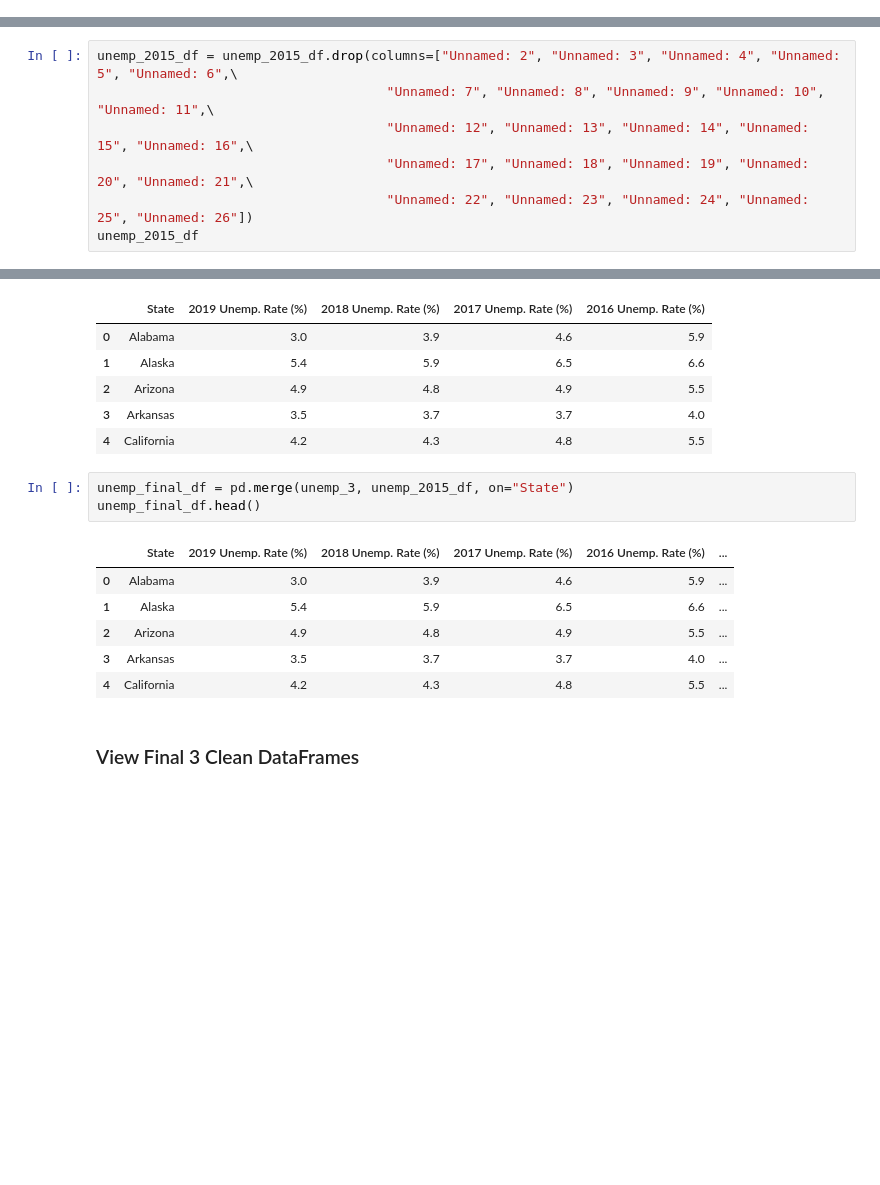
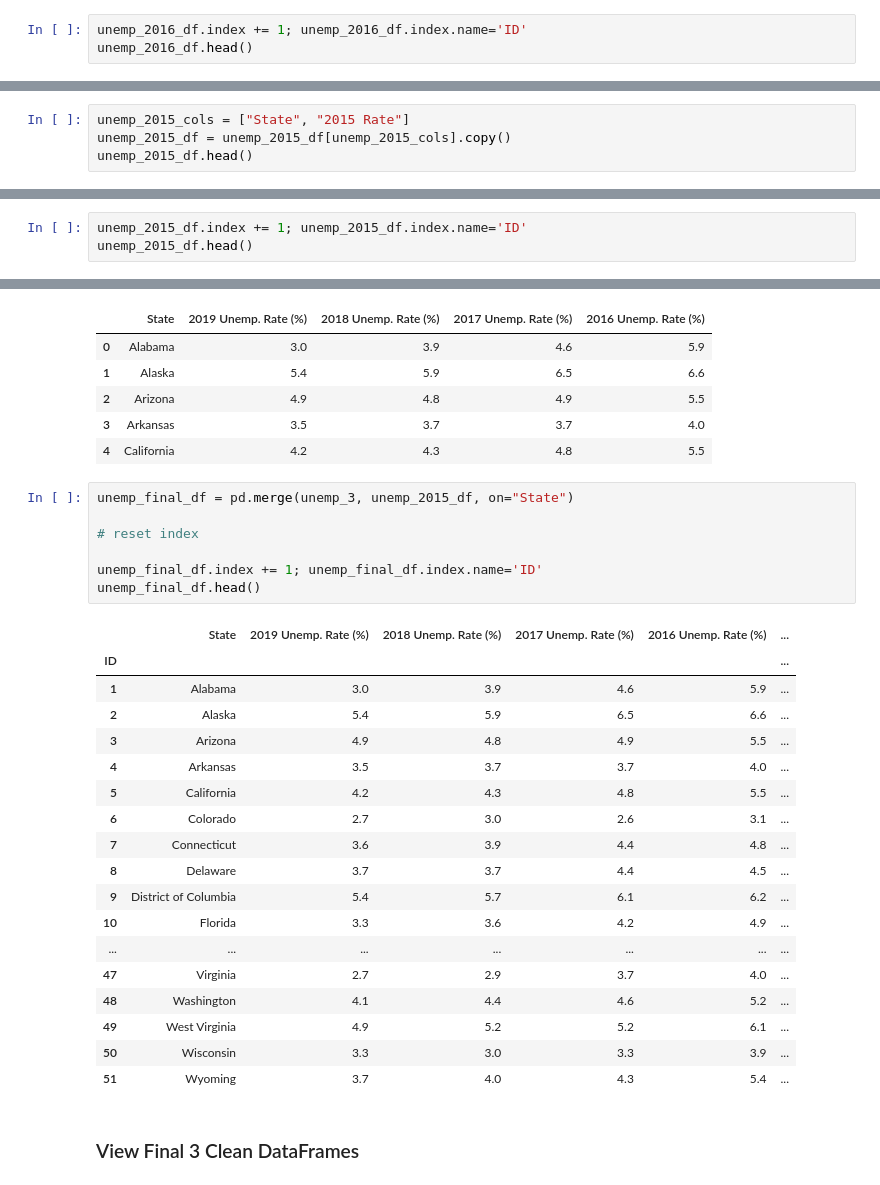
Before and after one commit to vandrade88/ETL-project, a Jupyter notebook: ETL Project.ipynb, the cells around one changed output, grey strips where cells are left out. Saved outputs shown, nothing was run; the diff lists cells and outputs as text; blank space fills up the shorter version.

```diff
--- a/ETL Project.ipynb
+++ b/ETL Project.ipynb
@@ -1102,0 +1059,3 @@ unemp_2016_df
+# %%
+unemp_2016_df.index += 1; unemp_2016_df.index.name='ID'
+unemp_2016_df.head()
@@ -1151,0 +1122,4 @@ unemp_2015_df.head()
+# %%
+unemp_2015_cols = ["State", "2015 Rate"]
+unemp_2015_df = unemp_2015_df[unemp_2015_cols].copy()
+unemp_2015_df.head()
@@ -1169,7 +1135,0 @@ Index(['State', '2015 Rate', 'Unnamed: 2', 'Unnamed: 3', 'Unnamed: 4',
-# %%
-unemp_2015_df = unemp_2015_df.drop(columns=["Unnamed: 2", "Unnamed: 3", "Unnamed: 4", "Unnamed: 5", "Unnamed: 6",\
-                                     "Unnamed: 7", "Unnamed: 8", "Unnamed: 9", "Unnamed: 10", "Unnamed: 11",\
-                                     "Unnamed: 12", "Unnamed: 13", "Unnamed: 14", "Unnamed: 15", "Unnamed: 16",\
-                                     "Unnamed: 17", "Unnamed: 18", "Unnamed: 19", "Unnamed: 20", "Unnamed: 21",\
-                                     "Unnamed: 22", "Unnamed: 23", "Unnamed: 24", "Unnamed: 25", "Unnamed: 26"])
-unemp_2015_df
@@ -1311,0 +1258,3 @@ unemp_2015_df.head()
+# %%
+unemp_2015_df.index += 1; unemp_2015_df.index.name='ID'
+unemp_2015_df.head()
@@ -1361,14 +1318,30 @@ unemp_3.head()
 | 4 | California | 4.2 | 4.3 | 4.8 | 5.5 |
 # %%
 unemp_final_df = pd.merge(unemp_3, unemp_2015_df, on="State")
+
+# reset index
+
+unemp_final_df.index += 1; unemp_final_df.index.name='ID'
 unemp_final_df.head()
 # %% [output]
 |  | State | 2019 Unemp. Rate (%) | 2018 Unemp. Rate (%) | 2017 Unemp. Rate (%) | 2016 Unemp. Rate (%) | ... |
-| 0 | Alabama | 3.0 | 3.9 | 4.6 | 5.9 | ... |
-| 1 | Alaska | 5.4 | 5.9 | 6.5 | 6.6 | ... |
-| 2 | Arizona | 4.9 | 4.8 | 4.9 | 5.5 | ... |
-| 3 | Arkansas | 3.5 | 3.7 | 3.7 | 4.0 | ... |
-| 4 | California | 4.2 | 4.3 | 4.8 | 5.5 | ... |
+| ID |  |  |  |  |  | ... |
+| 1 | Alabama | 3.0 | 3.9 | 4.6 | 5.9 | ... |
+| 2 | Alaska | 5.4 | 5.9 | 6.5 | 6.6 | ... |
+| 3 | Arizona | 4.9 | 4.8 | 4.9 | 5.5 | ... |
+| 4 | Arkansas | 3.5 | 3.7 | 3.7 | 4.0 | ... |
+| 5 | California | 4.2 | 4.3 | 4.8 | 5.5 | ... |
+| 6 | Colorado | 2.7 | 3.0 | 2.6 | 3.1 | ... |
+| 7 | Connecticut | 3.6 | 3.9 | 4.4 | 4.8 | ... |
+| 8 | Delaware | 3.7 | 3.7 | 4.4 | 4.5 | ... |
+| 9 | District of Columbia | 5.4 | 5.7 | 6.1 | 6.2 | ... |
+| 10 | Florida | 3.3 | 3.6 | 4.2 | 4.9 | ... |
+| ... | ... | ... | ... | ... | ... | ... |
+| 47 | Virginia | 2.7 | 2.9 | 3.7 | 4.0 | ... |
+| 48 | Washington | 4.1 | 4.4 | 4.6 | 5.2 | ... |
+| 49 | West Virginia | 4.9 | 5.2 | 5.2 | 6.1 | ... |
+| 50 | Wisconsin | 3.3 | 3.0 | 3.3 | 3.9 | ... |
+| 51 | Wyoming | 3.7 | 4.0 | 4.3 | 5.4 | ... |
 # %% [markdown]
 ### View Final 3 Clean DataFrames
 # %% [markdown]
```
Also changed, not shown: parts of 84 cells of this notebook.
